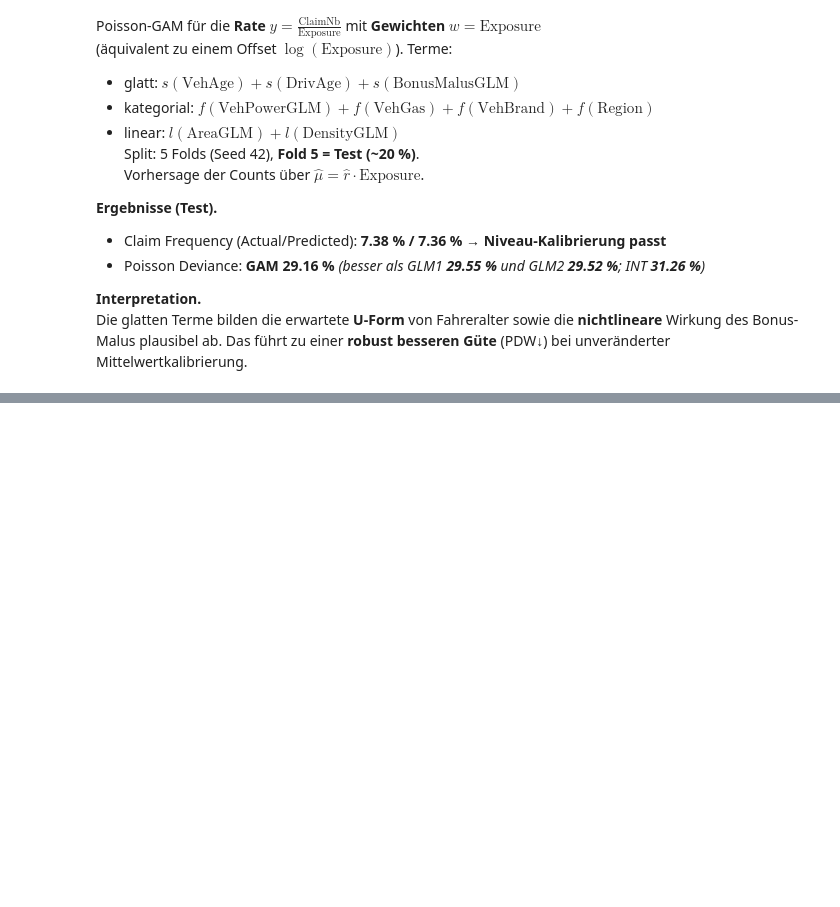
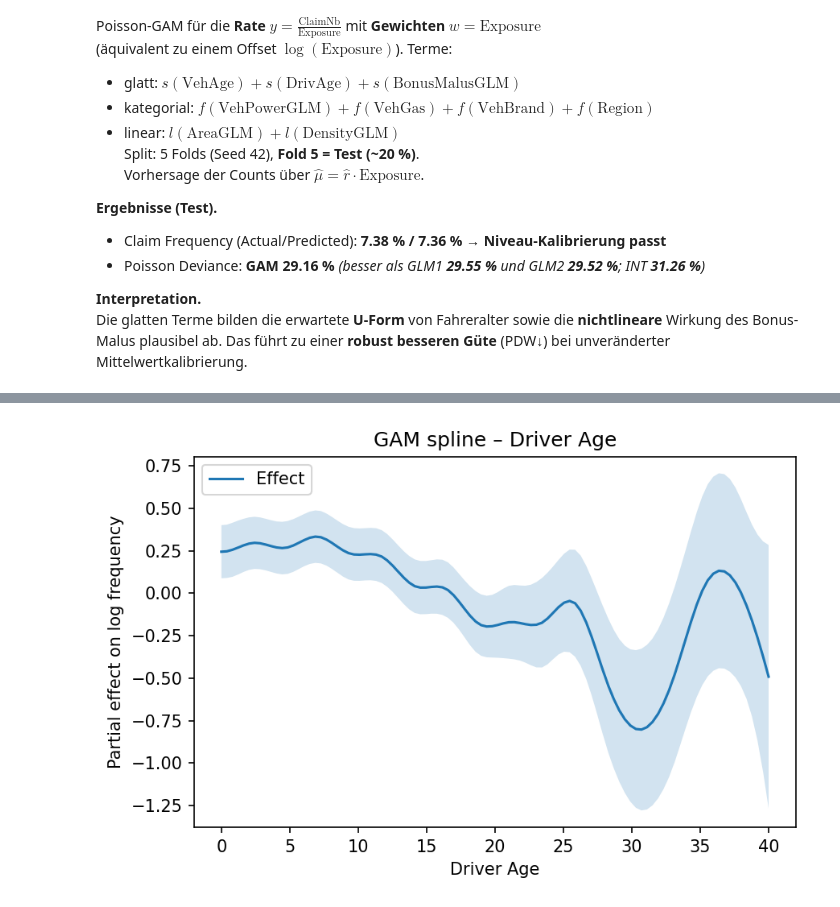
Before and after one commit to FisherSteve/freMTPL2-pricing, a Jupyter notebook: notebooks/03_glm_gam_boosting.ipynb, the cells around one changed output, grey strips where cells are left out. Drawn from its saved outputs; the diff is of its cells as text; code cells hidden in the pictures; blank space fills up the shorter version.

```diff
--- a/notebooks/03_glm_gam_boosting.ipynb
+++ b/notebooks/03_glm_gam_boosting.ipynb
@@ -565,0 +602,23 @@ Die glatten Terme bilden die erwartete **U-Form** von Fahreralter sowie die **ni
+# %%
+XX = gam.generate_X_grid(term=0)
+pdep, confi = gam.partial_dependence(term=0, width=0.95)
+
+#passt die form?
+if confi.shape[0] == pdep.shape[0] and confi.shape[1] == 2:
+    lower, upper = confi[:, 0], confi[:, 1]
+elif confi.shape[0] == 2 and confi.shape[1] == pdep.shape[0]:
+    lower, upper = confi[0], confi[1]
+else:
+    raise ValueError(f"Unexpected shape for confi: {confi.shape}")
+
+plt.figure(figsize=(6,4), dpi=150)
+plt.plot(XX[:, 0], pdep, label="Effect")
+plt.fill_between(XX[:, 0], lower, upper, alpha=0.2)
+plt.xlabel("Driver Age")
+plt.ylabel("Partial effect on log frequency")
+plt.title("GAM spline – Driver Age")
+plt.legend(); plt.tight_layout()
+plt.savefig("../figures/gam_spline_drivage.png", dpi=150, bbox_inches="tight")
+plt.show()
+# %% [output]
+[figure, added]
```
Also changed, not shown: parts of 4 cells of this notebook.
